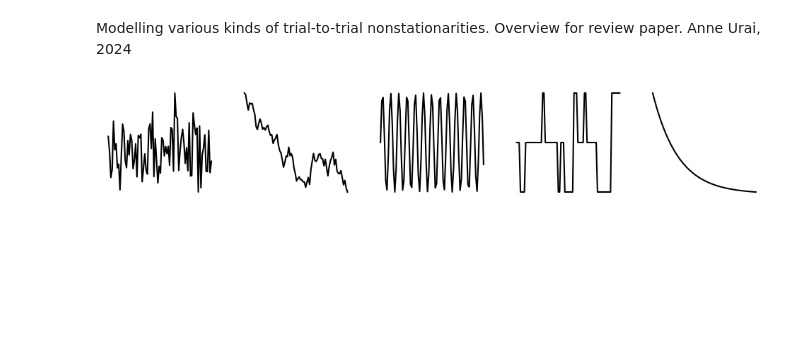
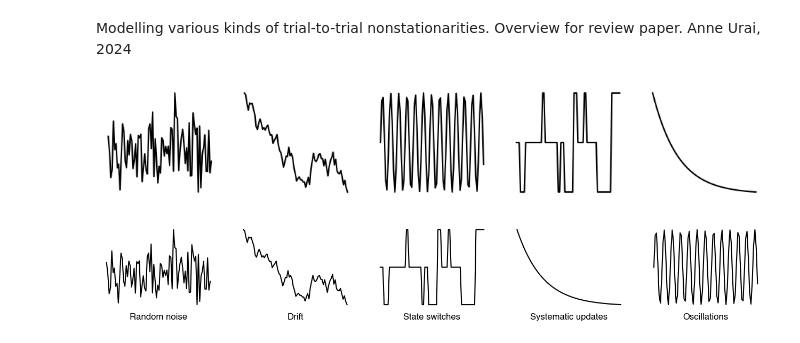
Before and after one commit to anne-urai/decision-variability, a Jupyter notebook: variability.ipynb, the cells around one changed output. Cells and saved outputs as stored; diff of their text form; code cells hidden in the pictures; blank space fills up the shorter version.

Commit message:
add text

```diff
--- a/variability.ipynb
+++ b/variability.ipynb
@@ -39,12 +39,20 @@ for i in range(1, n_trials):
 # %% [output]
 [figure]
 # %%
-fig, ax = plt.subplots(1,5, figsize=(12,2))
+fig, ax = plt.subplots(1,5, figsize=(16,2))
 ax[0].plot(range(n_trials), random_noise, color='k')
 ax[1].plot(range(n_trials), drift, color='k')
-ax[2].plot(range(n_trials), oscillation, color='k')
-ax[3].plot(range(n_trials), states, color='k')
-ax[4].plot(range(n_trials), update, color='k')
-for a in ax:
+ax[2].plot(range(n_trials), states, color='k')
+ax[3].plot(range(n_trials), update, color='k')
+ax[4].plot(range(n_trials), oscillation, color='k')
+
+axis_names = ['Random noise', 'Drift', 'State switches', 'Systematic updates', 'Oscillations']
+for axi, a in enumerate(ax):
     a.axis('off')
-fig.savefig('timecourses.pdf')
+    a.text(0.5, -0.1, axis_names[axi],
+           fontname='Helvetica', fontsize=12,
+           horizontalalignment='center', verticalalignment='center', transform=a.transAxes)
+
+fig.savefig('timecourses.pdf', transparent=True)
+# %% [output]
+[figure, added]
```
Also changed, not shown: 1 other file.
